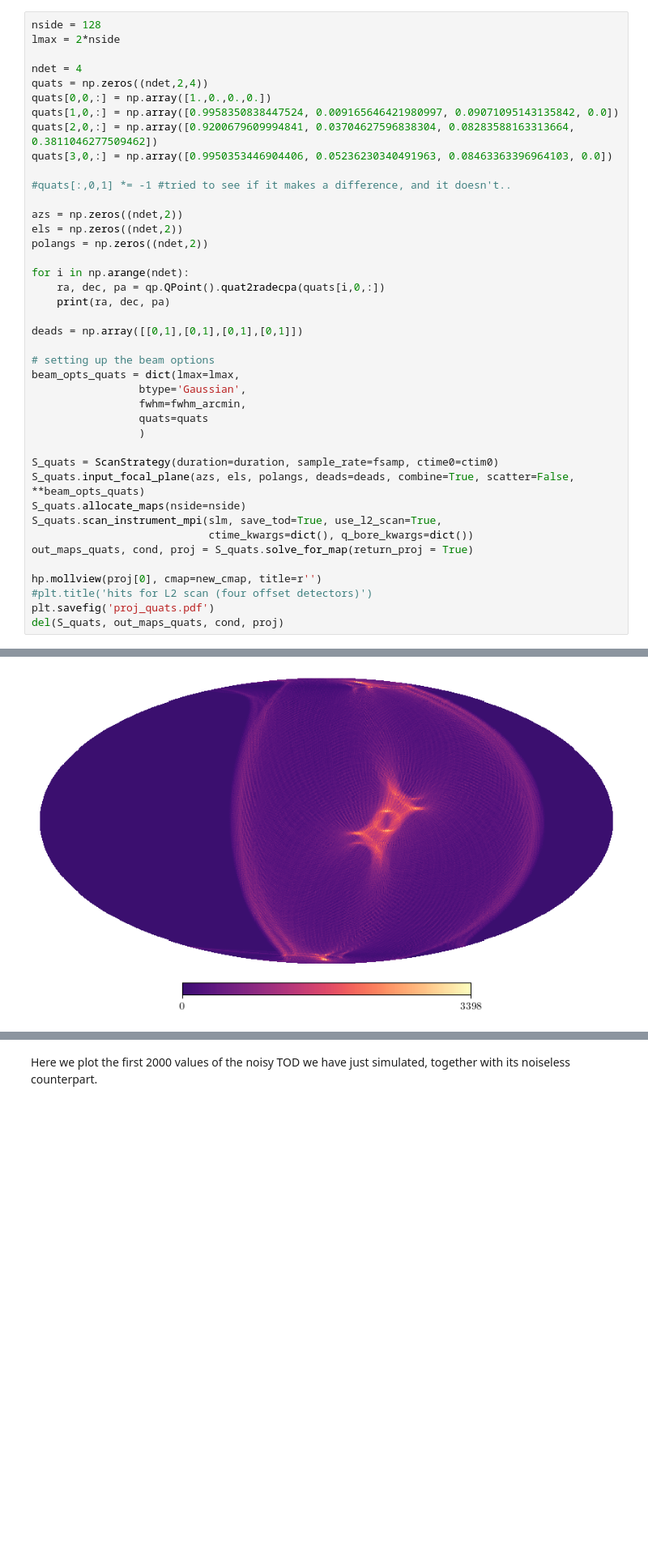
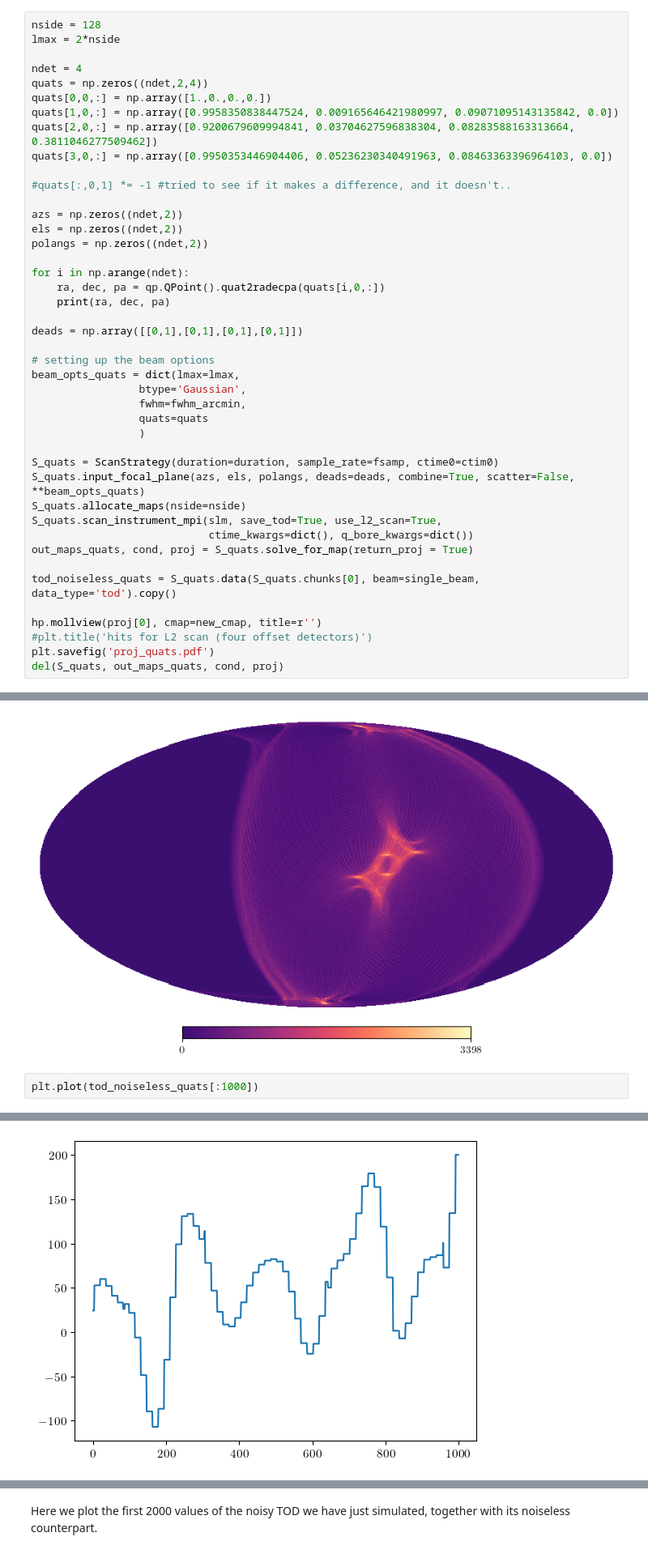
Before and after one commit to martamonelli/CMB-Inflate_WP4, a Jupyter notebook: beamconv-based.ipynb, the cells around one changed output, grey strips where cells are left out. Shown at 81% size. Drawn from its saved outputs; the diff is of its cells as text; blank space fills up the shorter version.

```diff
--- a/beamconv-based.ipynb
+++ b/beamconv-based.ipynb
@@ -276,6 +278,8 @@ S_quats.scan_instrument_mpi(slm, save_tod=True, use_l2_scan=True,
                             ctime_kwargs=dict(), q_bore_kwargs=dict())
 out_maps_quats, cond, proj = S_quats.solve_for_map(return_proj = True)
 
+tod_noiseless_quats = S_quats.data(S_quats.chunks[0], beam=single_beam, data_type='tod').copy()
+
 hp.mollview(proj[0], cmap=new_cmap, title=r'')
 #plt.title('hits for L2 scan (four offset detectors)')
 plt.savefig('proj_quats.pdf')
@@ -299,3 +303,6 @@ Implementing L2 scan
 WARNING: Input maps should be in ecliptic coordinates!
 from line 4556 of instrument.py: [0.99503534 0.0523623  0.08463363 0.        ]
 [figure]
+# %%
+plt.plot(tod_noiseless_quats[:1000])
+# %% [output]
@@ -302,3 +310,4 @@ from line 4556 of instrument.py: [0.99503534 0.0523623  0.08463363 0.        ]
+[figure, added]
 # %% [markdown]
 ## 3) Adding a noise realization
 
```
Also changed, not shown: parts of 5 cells of this notebook, 2 other files.
